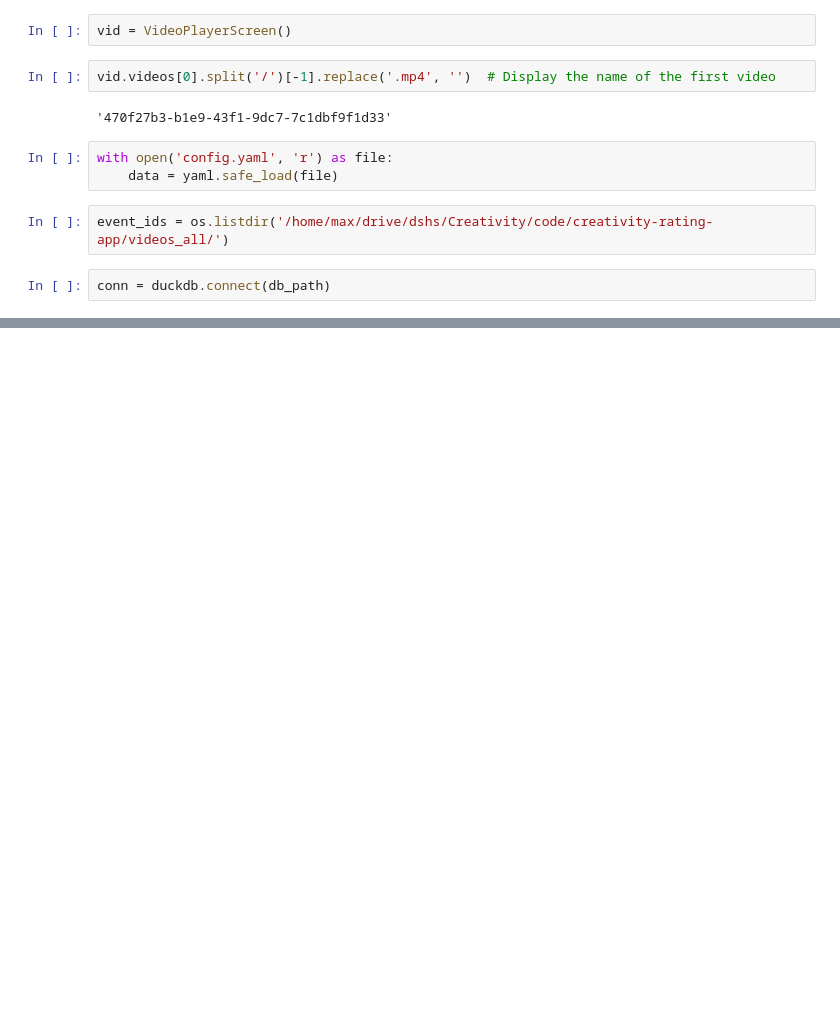
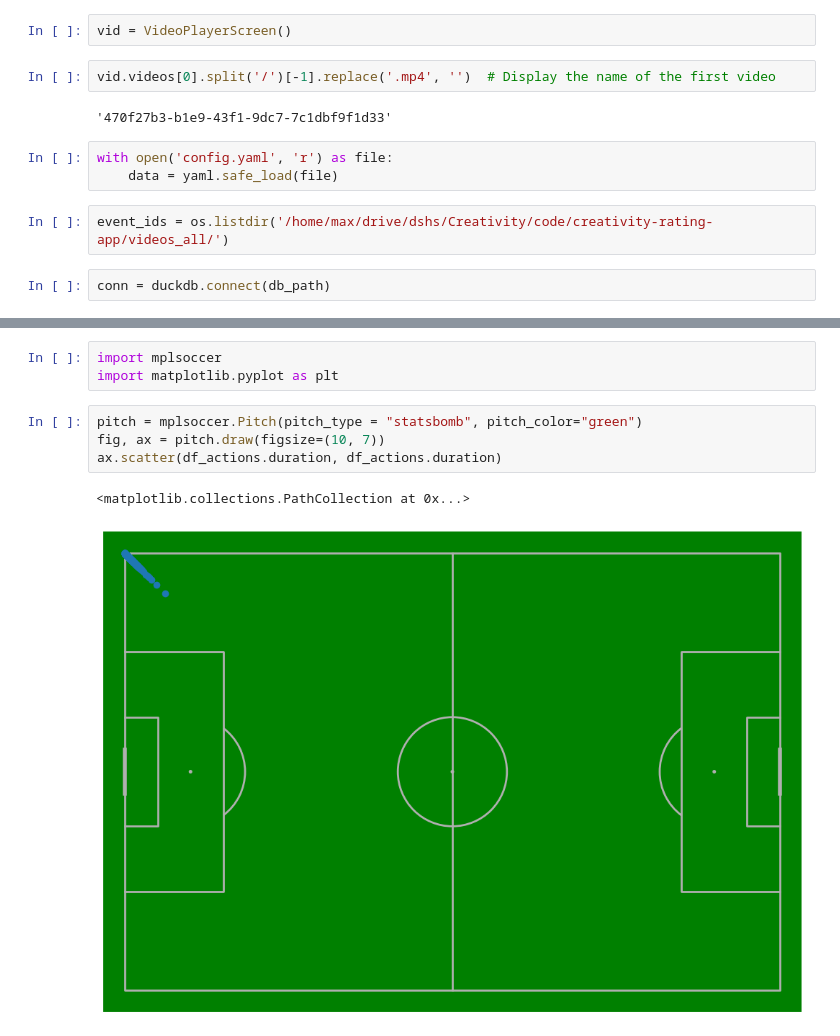
Before and after one commit to maxk92/creativity-rating-app, a Jupyter notebook: playground.ipynb, the cells around one changed output, grey strips where cells are left out. Saved outputs shown, nothing was run; the diff lists cells and outputs as text; blank space fills up the shorter version.

```diff
--- a/playground.ipynb
+++ b/playground.ipynb
@@ -51,0 +69,10 @@ df_actions = conn.execute(query).fetchdf()
+# %%
+import mplsoccer
+import matplotlib.pyplot as plt
+# %%
+pitch = mplsoccer.Pitch(pitch_type = "statsbomb", pitch_color="green")
+fig, ax = pitch.draw(figsize=(10, 7))
+ax.scatter(df_actions.duration, df_actions.duration)
+# %% [output]
+<matplotlib.collections.PathCollection at 0x...>
+[figure, added]
```
Also changed, not shown: parts of 3 cells of this notebook, 6 other files.
